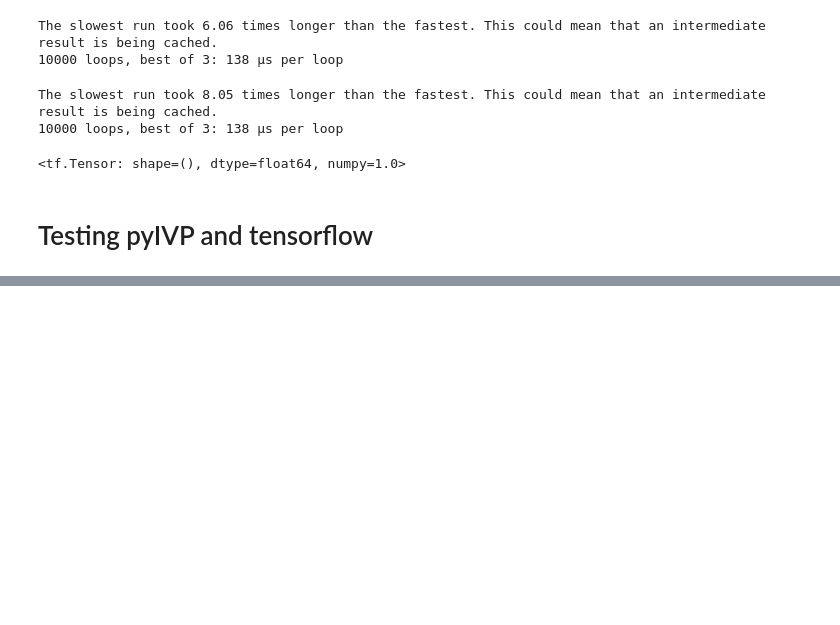
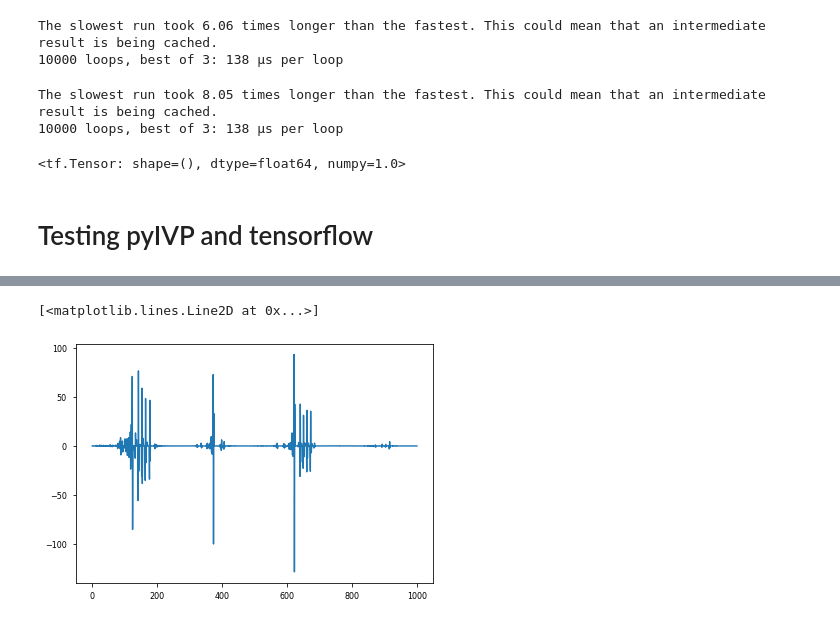
Before and after one commit to morgatron/spylind, a Jupyter notebook: spylind/working/autograd_test.ipynb, the cells around one changed output, grey strips where cells are left out. Drawn from its saved outputs; the diff is of its cells as text; code cells hidden in the pictures; blank space fills up the shorter version.

```diff
--- a/spylind/working/autograd_test.ipynb
+++ b/spylind/working/autograd_test.ipynb
@@ -462,0 +742,5 @@ NameError: name 'odeint' is not defined
+# %%
+plot(grad)
+# %% [output]
+[<matplotlib.lines.Line2D at 0x...>]
+[figure, added]
```
Also changed, not shown: parts of 25 cells of this notebook, 1 other file.
